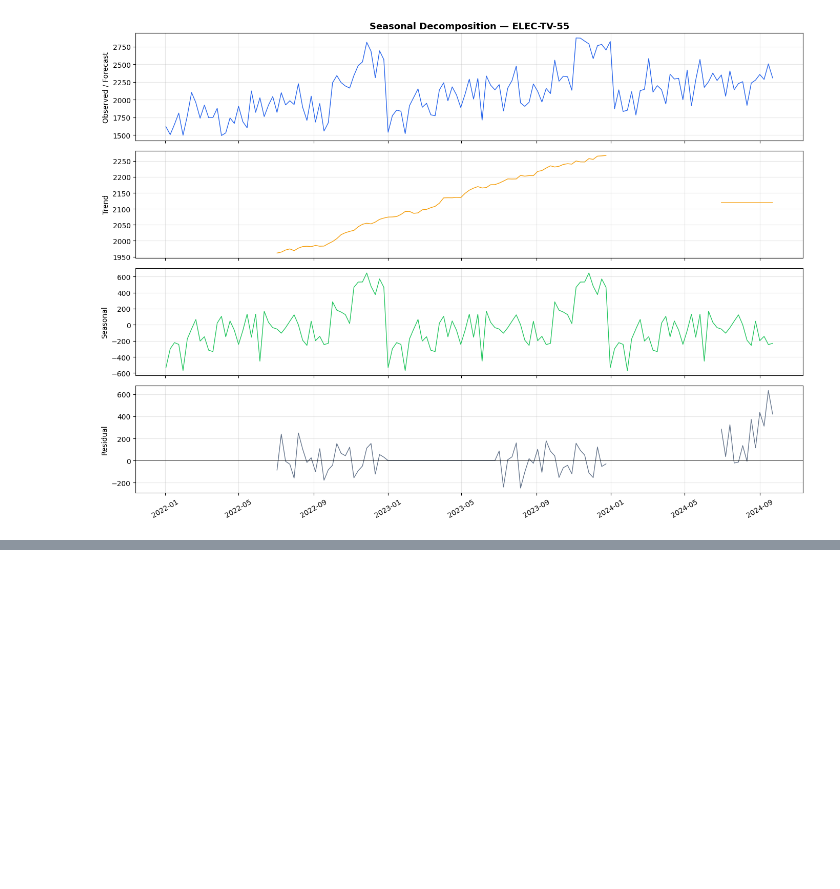
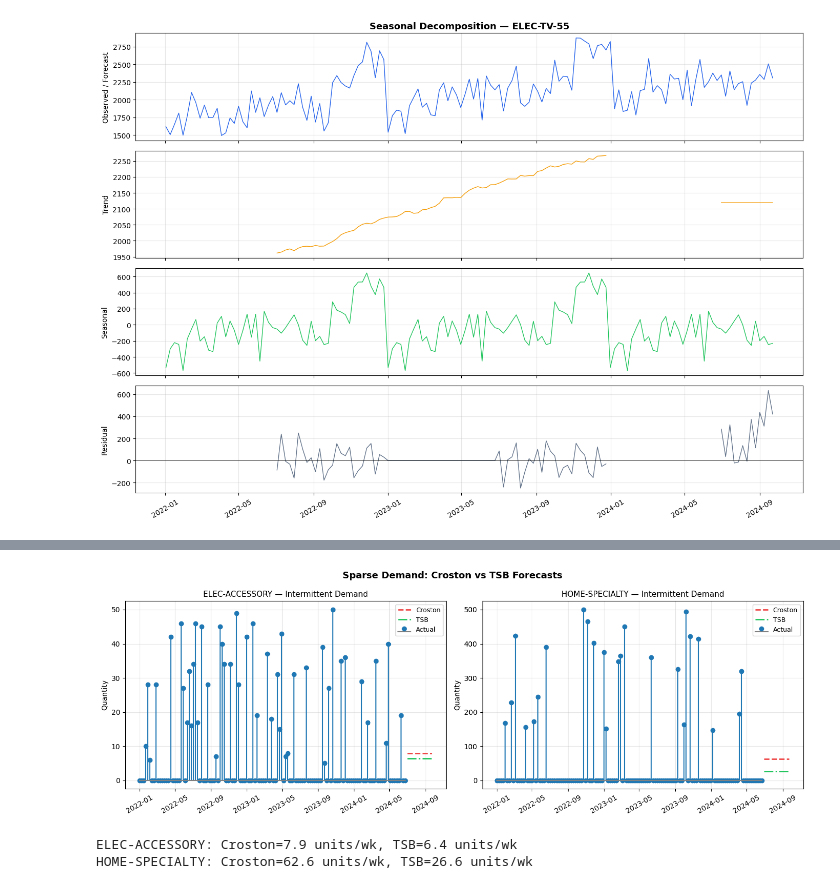
Before and after one commit to aethrixdev/sales_forecast, a Jupyter notebook: forecasting-platform/notebooks/demo_forecast_platform.ipynb, the cells around one changed output, grey strips where cells are left out. Cells and saved outputs as stored; diff of their text form; code cells hidden in the pictures; blank space fills up the shorter version.

```diff
--- a/forecasting-platform/notebooks/demo_forecast_platform.ipynb
+++ b/forecasting-platform/notebooks/demo_forecast_platform.ipynb
@@ -517,0 +596,53 @@ plt.show()
+# %%
+# Fit Croston and TSB on sparse series
+croston = CrostonForecaster(alpha=0.1)
+croston.fit(sparse_df)
+croston_preds = croston.predict(horizon=13)
+
+tsb = TSBForecaster(alpha_z=0.1, alpha_p=0.1)
+tsb.fit(sparse_df)
+tsb_preds = tsb.predict(horizon=13)
+
+sparse_skus = sparse_df["series_id"].unique().sort().to_list()
+fig, axes = plt.subplots(1, 2, figsize=(14, 5))
+
+for ax, sku in zip(axes, sparse_skus):
+    s = sparse_df.filter(pl.col("series_id") == sku).sort("week")
+    weeks = s["week"].to_list()
+    qtys = s["quantity"].to_list()
+
+    # Stem plot for sparse actuals
+    ax.stem(weeks, qtys, linefmt="C0-", markerfmt="C0o", basefmt="gray",
+            label="Actual")
+
+    # Croston forecast line
+    cr = croston_preds.filter(pl.col("series_id") == sku).sort("week")
+    if not cr.is_empty():
+        ax.plot(cr["week"].to_list(), cr["forecast"].to_list(),
+                color="#ef4444", linewidth=2, linestyle="--", label="Croston")
+
+    # TSB forecast line
+    tb = tsb_preds.filter(pl.col("series_id") == sku).sort("week")
+    if not tb.is_empty():
+        ax.plot(tb["week"].to_list(), tb["forecast"].to_list(),
+                color="#22c55e", linewidth=2, linestyle="-.", label="TSB")
+
+    ax.set_title(f"{sku} — Intermittent Demand", fontsize=11)
+    ax.set_ylabel("Quantity")
+    ax.tick_params(axis="x", rotation=30)
+    ax.legend(loc="best", fontsize=9)
+    ax.grid(True, alpha=0.3)
+
+plt.suptitle("Sparse Demand: Croston vs TSB Forecasts", fontsize=13, fontweight="bold")
+plt.tight_layout()
+plt.show()
+
+# Print forecast rates
+for sku in sparse_skus:
+    cr_val = croston_preds.filter(pl.col("series_id") == sku)["forecast"][0]
+    tb_val = tsb_preds.filter(pl.col("series_id") == sku)["forecast"][0]
+    print(f"{sku}: Croston={cr_val:.1f} units/wk, TSB={tb_val:.1f} units/wk")
+# %% [output]
+[figure, added]
+ELEC-ACCESSORY: Croston=7.9 units/wk, TSB=6.4 units/wk
+HOME-SPECIALTY: Croston=62.6 units/wk, TSB=26.6 units/wk
```
Also changed, not shown: parts of 17 cells of this notebook.
